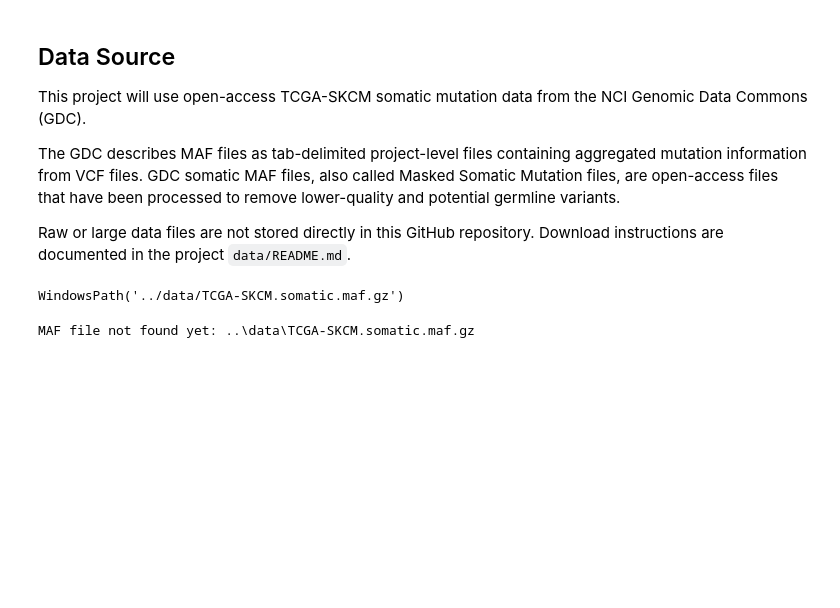
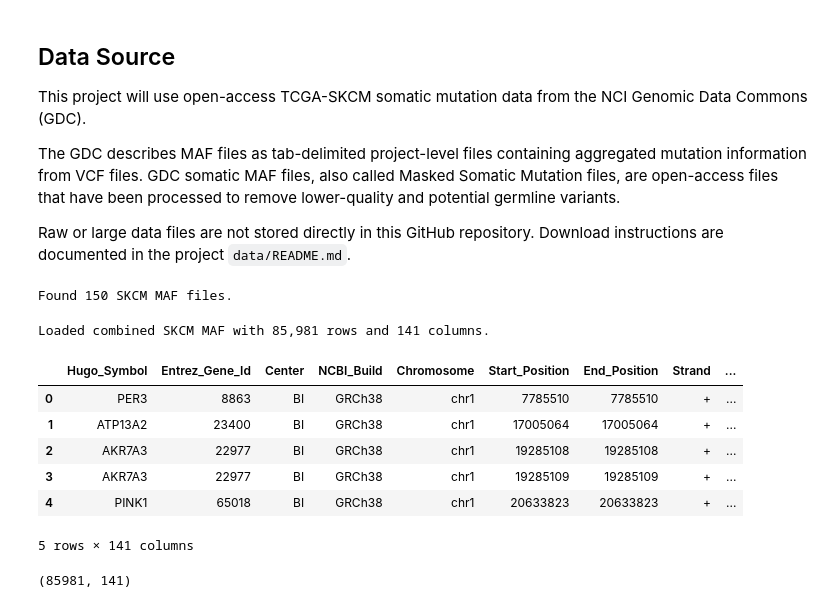
Before and after one commit to andreamariefree-creator/clinical-genomics-portfolio, a Jupyter notebook: projects/01_somatic_maf_analysis/notebooks/01_1_skcm_somatic_maf_analysis.ipynb, the cells around one changed output. Cells and saved outputs as stored; diff of their text form; code cells hidden in the pictures; blank space fills up the shorter version.

```diff
--- a/projects/01_somatic_maf_analysis/notebooks/01_1_skcm_somatic_maf_analysis.ipynb
+++ b/projects/01_somatic_maf_analysis/notebooks/01_1_skcm_somatic_maf_analysis.ipynb
@@ -54,27 +54,43 @@ The GDC describes MAF files as tab-delimited project-level files containing aggr
 
 Raw or large data files are not stored directly in this GitHub repository. Download instructions are documented in the project `data/README.md`.
 # %%
-# Placeholder MAF filename.
-# After downloading the TCGA-SKCM MAF file, place it in:
-# projects/01_somatic_maf_analysis/data/
+# Directory containing downloaded SKCM MAF files
+skcm_maf_dir = data_dir / "skcm_maf"
 
-skcm_maf_path = data_dir / "TCGA-SKCM.somatic.maf.gz"
+# Find all compressed MAF files
+skcm_maf_files = sorted(skcm_maf_dir.rglob("*.maf.gz"))
 
-skcm_maf_path
+print(f"Found {len(skcm_maf_files)} SKCM MAF files.")
 # %% [output]
-WindowsPath('../data/TCGA-SKCM.somatic.maf.gz')
+Found 150 SKCM MAF files.
 # %%
-if skcm_maf_path.exists():
-    skcm_maf = pd.read_csv(skcm_maf_path, sep="\t", comment="#", low_memory=False)
-    print(f"Loaded SKCM MAF with {skcm_maf.shape[0]:,} rows and {skcm_maf.shape[1]:,} columns.")
+if len(skcm_maf_files) > 0:
+    maf_list = []
+
+    for file in skcm_maf_files:
+        temp_maf = pd.read_csv(file, sep="\t", comment="#", low_memory=False)
+        temp_maf["source_file"] = file.name
+        maf_list.append(temp_maf)
+
+    skcm_maf = pd.concat(maf_list, ignore_index=True)
+
+    print(f"Loaded combined SKCM MAF with {skcm_maf.shape[0]:,} rows and {skcm_maf.shape[1]:,} columns.")
 else:
     skcm_maf = None
-    print(f"MAF file not found yet: {skcm_maf_path}")
+    print(f"No MAF files found in: {skcm_maf_dir}")
 # %% [output]
-MAF file not found yet: ..\data\TCGA-SKCM.somatic.maf.gz
+Loaded combined SKCM MAF with 85,981 rows and 141 columns.
 # %%
-if skcm_maf is not None:
-    skcm_maf.head()
+skcm_maf.head()
+# %% [output]
+|  | Hugo_Symbol | Entrez_Gene_Id | Center | NCBI_Build | Chromosome | Start_Position | End_Position | Strand | ... |
+| 0 | PER3 | 8863 | BI | GRCh38 | chr1 | 7785510 | 7785510 | + | ... |
+| 1 | ATP13A2 | 23400 | BI | GRCh38 | chr1 | 17005064 | 17005064 | + | ... |
+| 2 | AKR7A3 | 22977 | BI | GRCh38 | chr1 | 19285108 | 19285108 | + | ... |
+| 3 | AKR7A3 | 22977 | BI | GRCh38 | chr1 | 19285109 | 19285109 | + | ... |
+| 4 | PINK1 | 65018 | BI | GRCh38 | chr1 | 20633823 | 20633823 | + | ... |
+5 rows × 141 columns
 # %%
-if skcm_maf is not None:
-    skcm_maf.columns.tolist()
+skcm_maf.shape
+# %% [output]
+(85981, 141)
```
Also changed, not shown: parts of 9 cells of this notebook, 5 other files.
